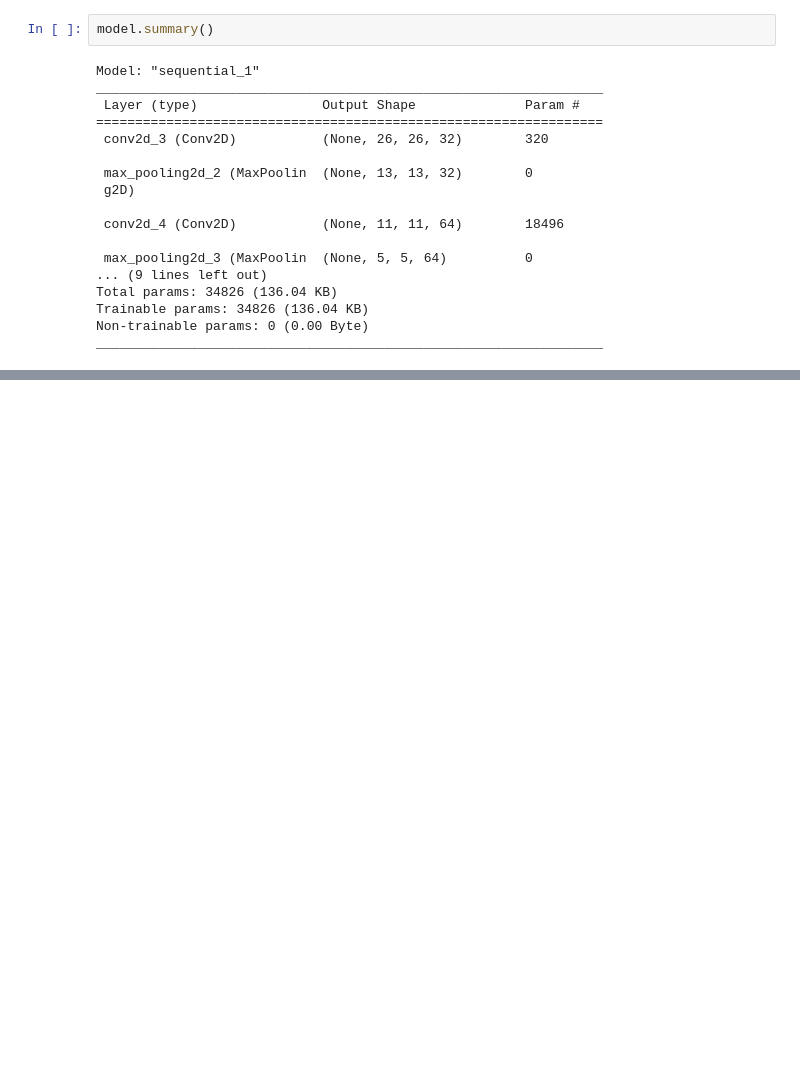
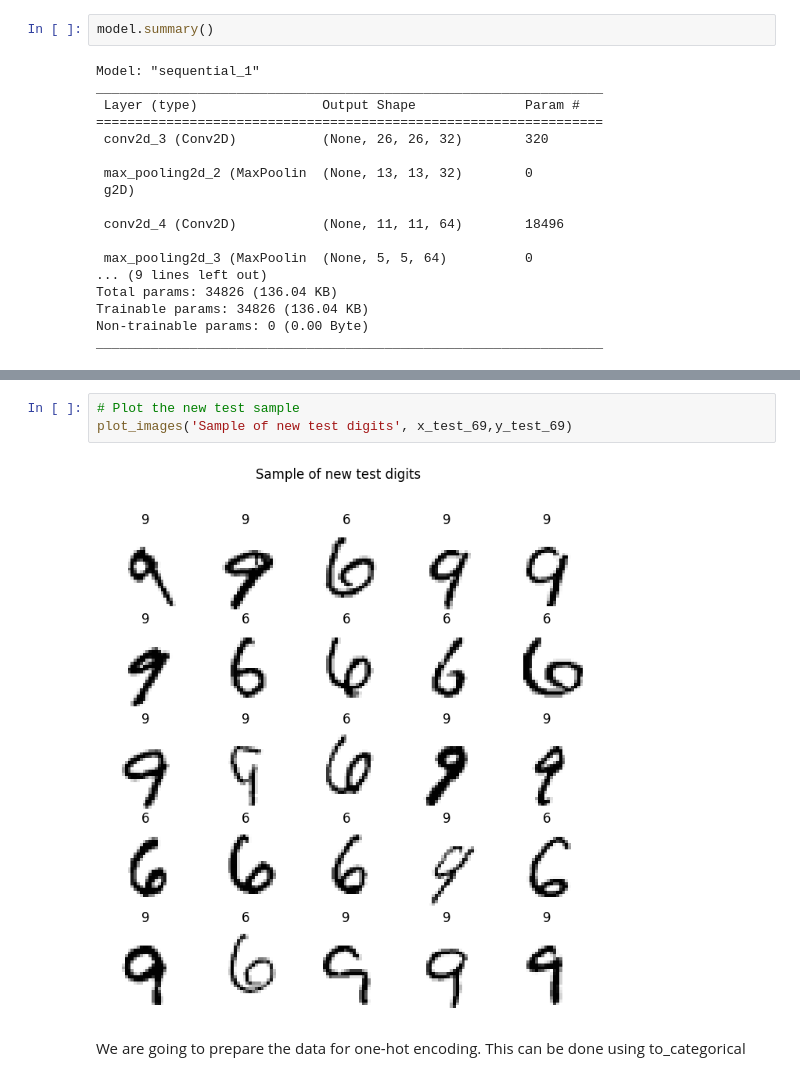
Before and after one commit to lakubis/jyu-learn, a Jupyter notebook: efficient_computing/Demos/Demo_4/demo4_Felix_Cahyadi.ipynb, the cells around one changed output, grey strips where cells are left out. Cells and saved outputs as stored; diff of their text form; blank space fills up the shorter version.

```diff
--- a/efficient_computing/Demos/Demo_4/demo4_Felix_Cahyadi.ipynb
+++ b/efficient_computing/Demos/Demo_4/demo4_Felix_Cahyadi.ipynb
@@ -253,0 +282,7 @@ _________________________________________________________________
+# %%
+# Plot the new test sample
+plot_images('Sample of new test digits', x_test_69,y_test_69)
+# %% [output]
+[figure, added]
+# %% [markdown]
+We are going to prepare the data for one-hot encoding. This can be done using to_categorical
```
Also changed, not shown: parts of 45 cells of this notebook, 11 other files.
